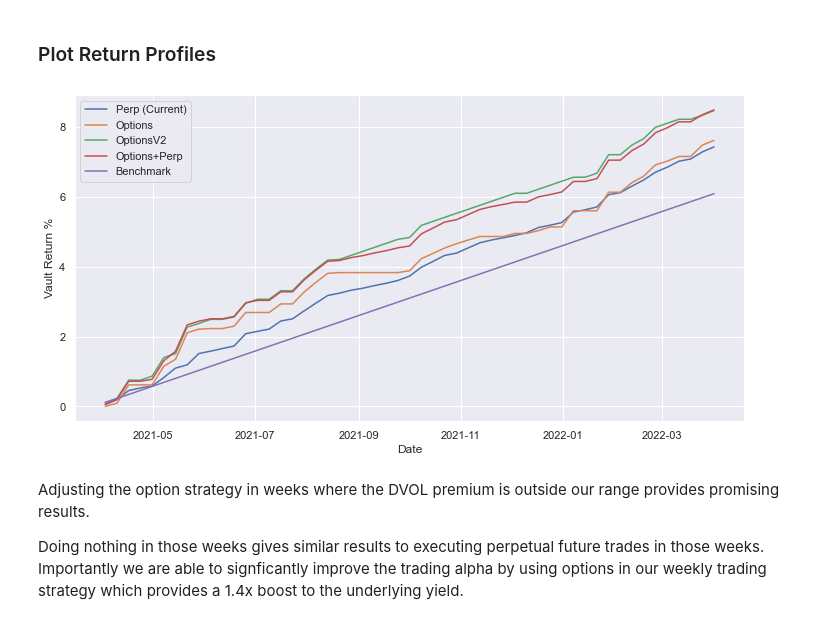
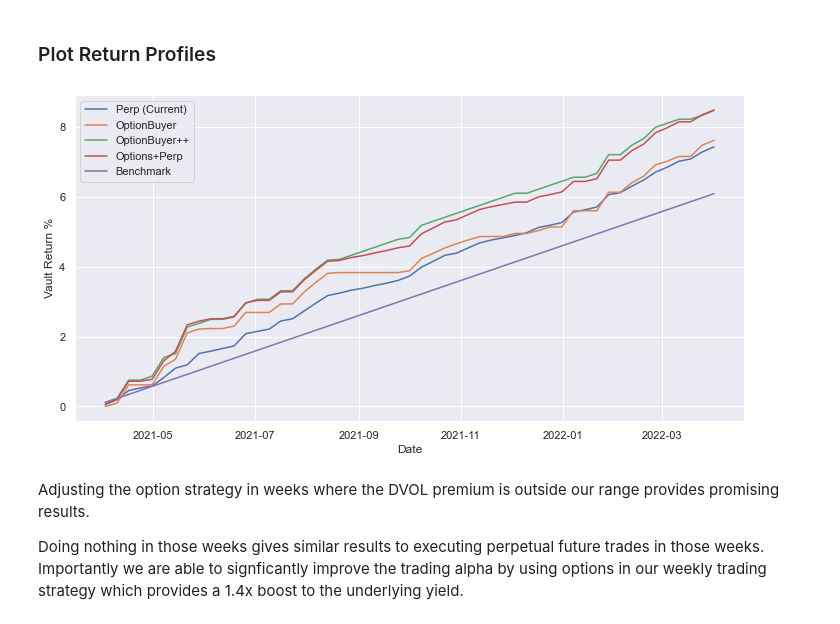
Before and after one commit to Brahma-fi/eth_maxi_backtester, a Jupyter notebook: notebooks/eth_maxi.ipynb, the cells around one changed output. Saved outputs shown, nothing was run; the diff lists cells and outputs as text; code cells hidden in the pictures.

```diff
--- a/notebooks/eth_maxi.ipynb
+++ b/notebooks/eth_maxi.ipynb
@@ -313,18 +313,18 @@ display(round(improved_strat_results,3))
 # %%
 # Plot the comparison of the returns for strategies with improvements
 plt.figure(figsize=(12,6))
 
 plt.plot((perp_enhanced.perpReturns+interest).cumsum())
 plt.plot((option_buyer.optionReturns+interest).cumsum())
 plt.plot((combined_strats.optionsV2_0+interest).cumsum())
 plt.plot((combined_strats.options_perp+interest).cumsum())
 plt.plot((abs(combined_strats.position)*interest).cumsum())
 plt.ylabel('Vault Return %')
 plt.xlabel('Date')
-plt.legend(['Perp (Current)','Options','OptionsV2','Options+Perp','Benchmark'])
+plt.legend(['Perp (Current)','OptionBuyer','OptionBuyer++','Options+Perp','Benchmark'])
 plt.show()
 # %% [output]
-[figure, old version]
+[figure, new version]
 # %% [markdown]
 Adjusting the option strategy in weeks where the DVOL premium is outside our range provides promising results.
 
```
